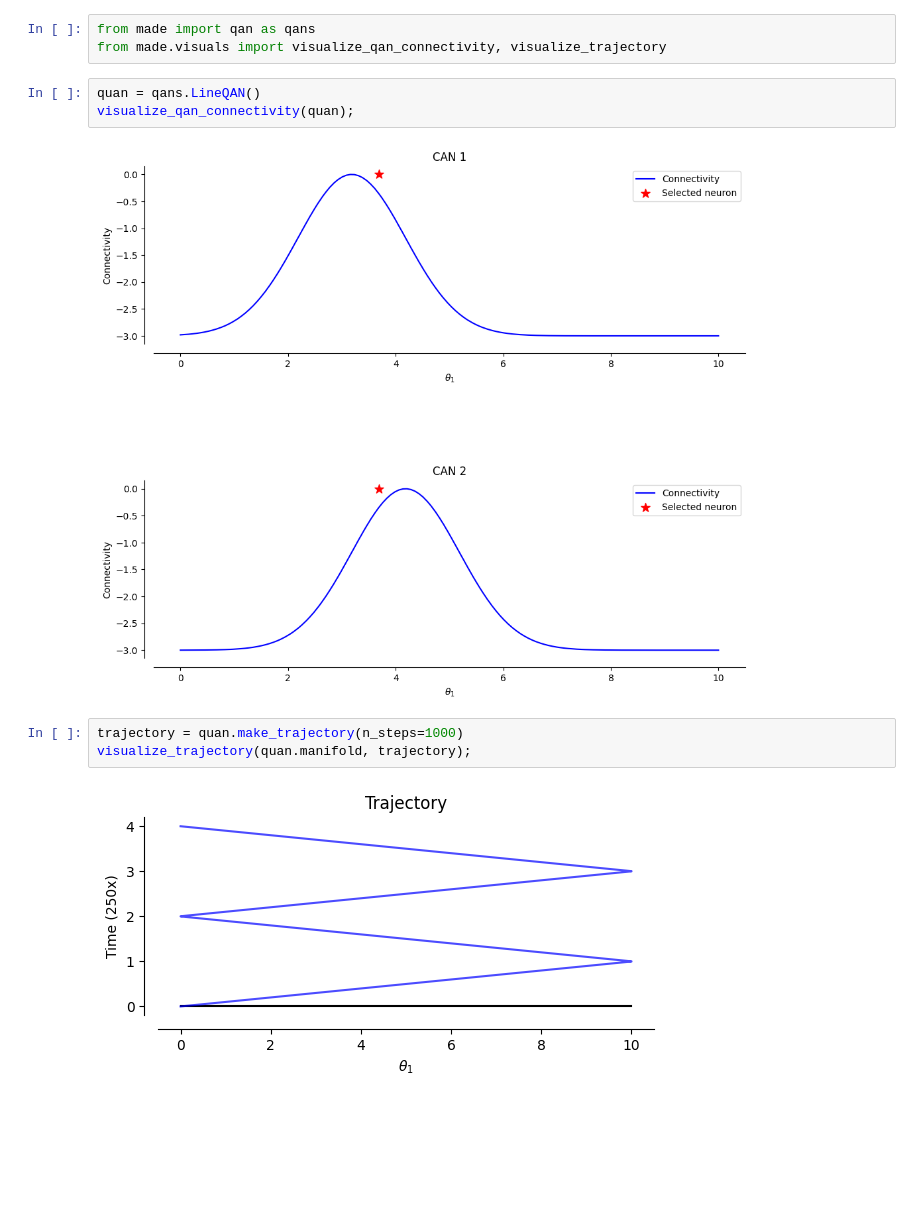
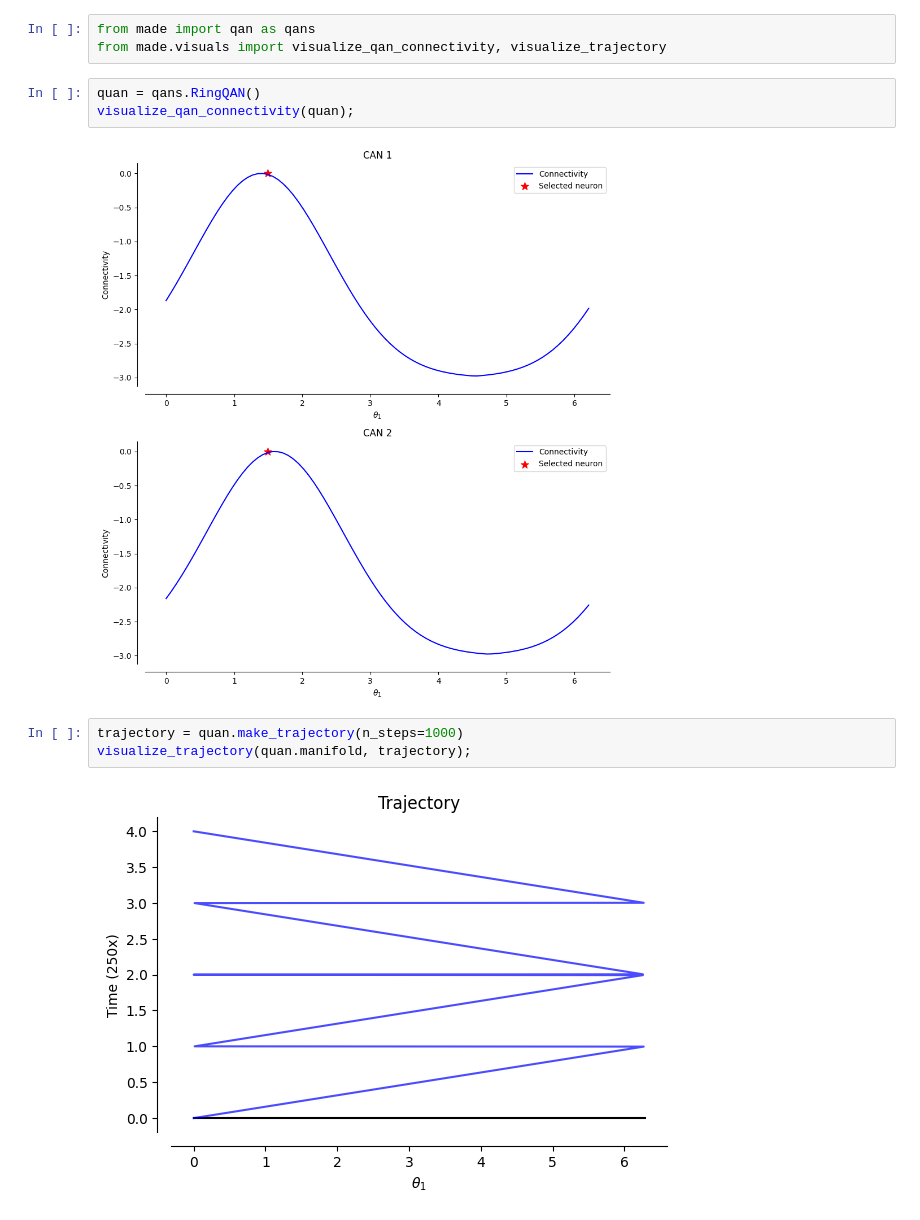
Before and after one commit to FieteLab/MADE, a Jupyter notebook: made/notebooks/qans.ipynb, the cells around one changed output. Drawn from its saved outputs; the diff is of its cells as text; blank space fills up the shorter version.

Commit message:
line integrates

```diff
--- a/made/notebooks/qans.ipynb
+++ b/made/notebooks/qans.ipynb
@@ -2,13 +2,13 @@
 from made import qan as qans
 from made.visuals import visualize_qan_connectivity, visualize_trajectory
 # %%
-quan = qans.LineQAN()
+quan = qans.RingQAN()
 visualize_qan_connectivity(quan);
 # %% [output]
-[figure, old version]
+[figure, new version]
 # %%
 trajectory = quan.make_trajectory(n_steps=1000)
 visualize_trajectory(quan.manifold, trajectory);
 # %% [output]
-[figure, old version]
+[figure, new version]
 # %%
```
Also changed, not shown: parts of 1 cell of this notebook, 1 other file.
